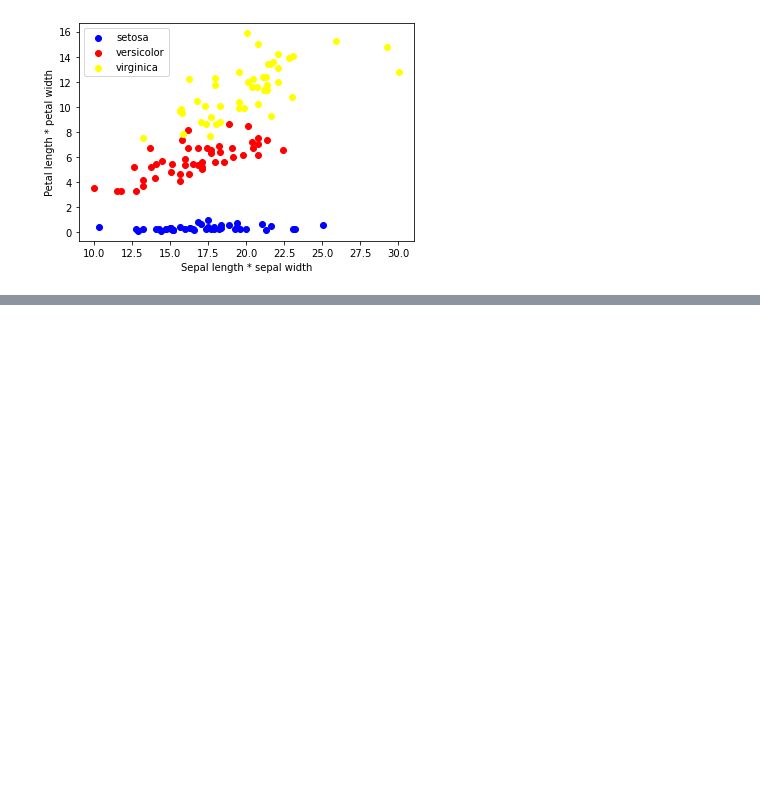
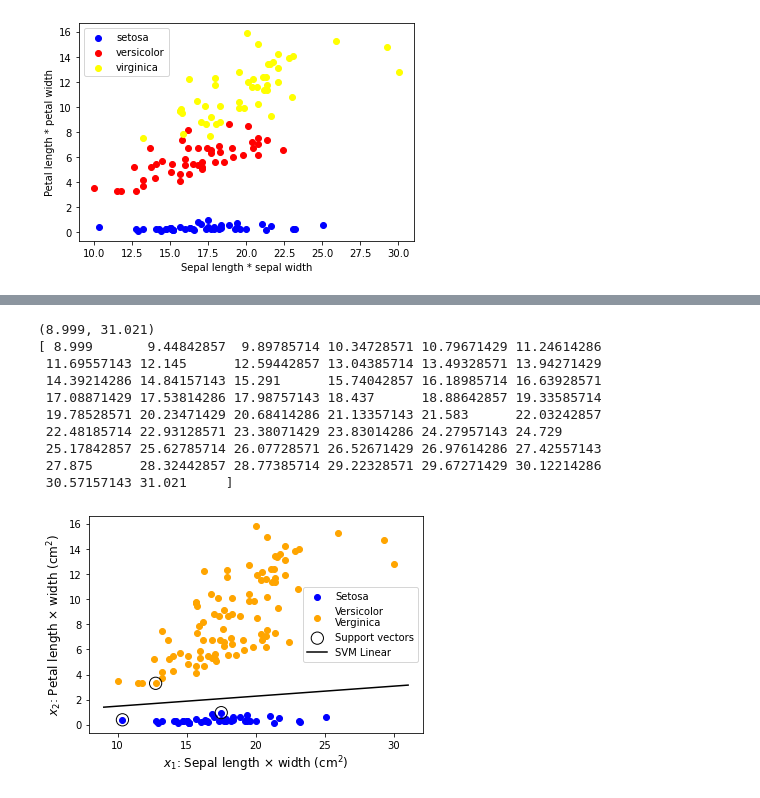
Before and after one commit to saharsolt/Machine_Learning_Python, a Jupyter notebook: IrisSVMClassification.ipynb, the cells around one changed output, grey strips where cells are left out. Drawn from its saved outputs; the diff is of its cells as text; code cells hidden in the pictures; blank space fills up the shorter version.

```diff
--- a/IrisSVMClassification.ipynb
+++ b/IrisSVMClassification.ipynb
@@ -96,0 +191,32 @@ plt.show()
+# %%
+fig, ax = plt.subplots()
+ax.scatter(data_new.loc[y_new==0, 'sepal_area'],data_new.loc[y_new==0, 'petal_area'], label='Setosa', color='blue')
+ax.scatter(data_new.loc[y_new==1, 'sepal_area'],data_new.loc[y_new==1, 'petal_area'], label='Versicolor\nVerginica',color='orange')
+
+ax.set_xlabel(r'$x_1$: Sepal length $\times$ width (cm$^2$)', fontsize=12)
+ax.set_ylabel(r'$x_2$: Petal length $\times$ width (cm$^2$)', fontsize=12)
+
+ax.scatter(svm_linear_model.support_vectors_[:,0],svm_linear_model.support_vectors_[:,1],marker='o',s=150,facecolors='none', edgecolor='black',label='Support vectors')
+
+line_svm = lambda x:-(w1/w2)*x-b
+x1_lim = ax.get_xlim()
+print(x1_lim)
+x1_range = np.linspace(x1_lim[0],x1_lim[1],50)
+print(x1_range)
+x2 = line_svm(x1_range)
+ax.plot(x1_range,x2,color='black',label='SVM Linear')
+
+ax.legend()
+plt.show()
+# %% [output]
+(8.999, 31.021)
+[ 8.999       9.44842857  9.89785714 10.34728571 10.79671429 11.24614286
+ 11.69557143 12.145      12.59442857 13.04385714 13.49328571 13.94271429
+ 14.39214286 14.84157143 15.291      15.74042857 16.18985714 16.63928571
+ 17.08871429 17.53814286 17.98757143 18.437      18.88642857 19.33585714
+ 19.78528571 20.23471429 20.68414286 21.13357143 21.583      22.03242857
+ 22.48185714 22.93128571 23.38071429 23.83014286 24.27957143 24.729
+ 25.17842857 25.62785714 26.07728571 26.52671429 26.97614286 27.42557143
+ 27.875      28.32442857 28.77385714 29.22328571 29.67271429 30.12214286
+ 30.57157143 31.021     ]
+[figure, added]
```
Also changed, not shown: parts of 9 cells of this notebook.
